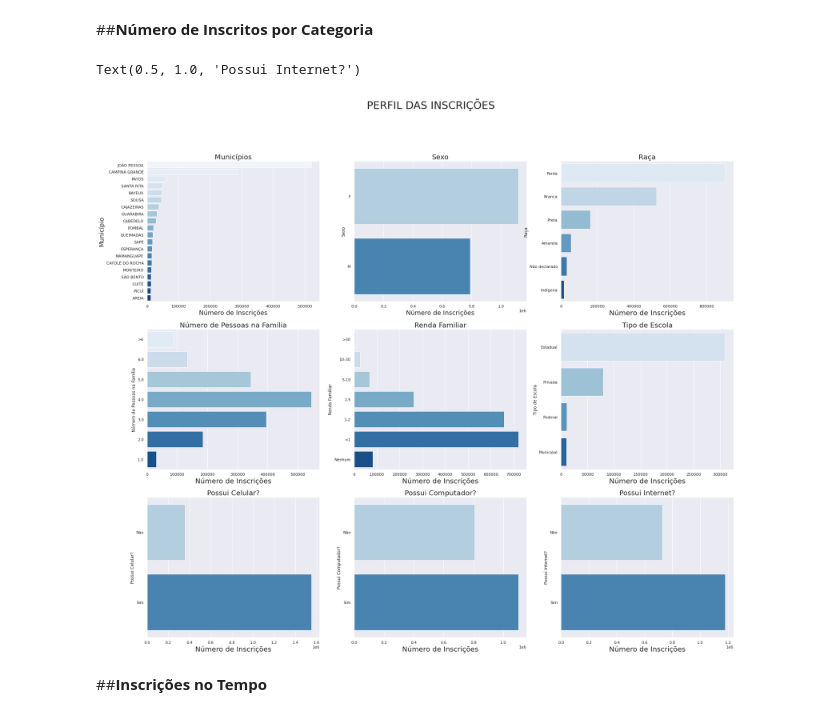
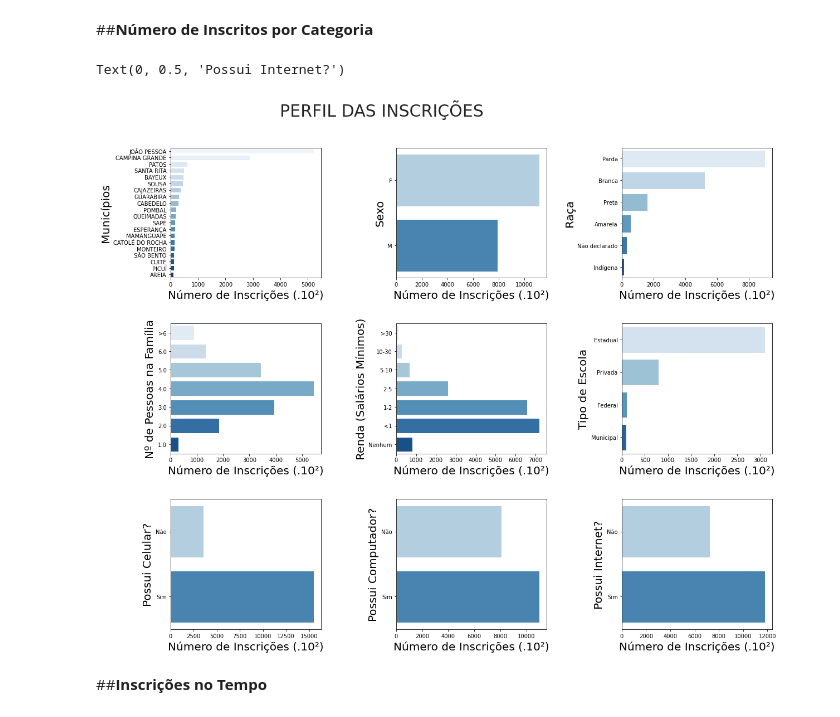
Before and after one commit to mariaeco/ICD_project_Maria, a Jupyter notebook: AnalisesPB.ipynb, the cells around one changed output. Drawn from its saved outputs; the diff is of its cells as text; code cells hidden in the pictures.

```diff
--- a/AnalisesPB.ipynb
+++ b/AnalisesPB.ipynb
@@ -41,108 +41,115 @@ dfESCOLA.head()
 ##**Número de Inscritos por Categoria**
 # %%
 #@title
-fig, axes = plt.subplots(3, 3, figsize=(30, 25))
+fig, axes = plt.subplots(3, 3, figsize=(25, 15))
 sns.set_style("white")
 sns.set(font_scale=1)
 
-fig.suptitle('PERFIL DAS INSCRIÇÕES', fontsize=30)
+fig.suptitle('    PERFIL DAS INSCRIÇÕES', fontsize=30)
 
+# Distancia entre os subplots
+plt.subplots_adjust(left=0.3,
+                    bottom=0.1,
+                    right=0.9,
+                    top=0.9,
+                    wspace=0.5,
+                    hspace=0.35)
 #MUNICIPIO ==============================================================================================================
 N_municipio=dfESCOLA.groupby(by=['NO_MUNICIPIO_RESIDENCIA'], as_index=False)['NU_INSCRICAO'].count()
+N_municipio['NU_INSCRICAO']=N_municipio['NU_INSCRICAO']/100
 N_municipio.sort_values(by='NU_INSCRICAO',ascending=False, inplace=True)
 N_municipio['Porcentagem']=N_municipio['NU_INSCRICAO']/N_municipio['NU_INSCRICAO'].sum()*100
 
 mais_inscritos = N_municipio.head(20)
 sns.barplot(ax=axes[0, 0], y ='NO_MUNICIPIO_RESIDENCIA', x ='NU_INSCRICAO', palette = 'Blues', data = mais_inscritos)
-axes[0,0].set_ylabel('Município', fontsize=18)
-axes[0,0].set_xlabel('Número de Inscrições', fontsize=18)
-axes[0,0].set_title('Municípios', fontsize=20)
+axes[0,0].set_xlabel('Número de Inscrições (.10²)', fontsize=20)
+axes[0,0].set_ylabel('Municípios', fontsize=20)
 
 #SEXO =================================================================================================================
 sexo=dfESCOLA.groupby(by=['TP_SEXO'], as_index=False)['NU_INSCRICAO'].count()
+sexo['NU_INSCRICAO']=sexo['NU_INSCRICAO']/100
 sexo.sort_values(by='NU_INSCRICAO',ascending=False, inplace=True)
 sexo['Porcentagem']=sexo['NU_INSCRICAO']/sexo['NU_INSCRICAO'].sum()*100
 
 sns.barplot(ax=axes[0, 1], y ='TP_SEXO', x ='NU_INSCRICAO', palette = 'Blues',data = sexo)
-axes[0,1].set_xlabel('Número de Inscrições', fontsize=18)
-axes[0,1].set_ylabel('Sexo')
-axes[0,1].set_title('Sexo', fontsize=20)
+axes[0,1].set_xlabel('Número de Inscrições (.10²)', fontsize=20)
+axes[0,1].set_ylabel('Sexo', fontsize=20)
 
 #RAÇA =================================================================================================================
 raca=dfESCOLA.groupby(by=['TP_COR_RACA'], as_index=False)['NU_INSCRICAO'].count()
+raca['NU_INSCRICAO']=raca['NU_INSCRICAO']/100
 raca.sort_values(by='NU_INSCRICAO',ascending=False, inplace=True)
 raca['Porcentagem']=raca['NU_INSCRICAO']/raca['NU_INSCRICAO'].sum()*100
 
 sns.barplot(ax=axes[0, 2], y ='TP_COR_RACA', x ='NU_INSCRICAO', palette = 'Blues', data = raca)
-axes[0,2].set_xlabel('Número de Inscrições', fontsize=20)
-axes[0,2].set_ylabel('Raça')
-axes[0,2].set_title('Raça', fontsize=20)
+axes[0,2].set_xlabel('Número de Inscrições (.10²)', fontsize=20)
+axes[0,2].set_ylabel('Raça', fontsize=20)
 
 
 #N DE PESSOAS NA CASA =================================================================================================================
 dfESCOLA['NP'] = np.where(dfESCOLA['NPessoas'] > 6, ">6", dfESCOLA['NPessoas'] )
 nPessoas=dfESCOLA.groupby(by=['NP'], as_index=False)['NU_INSCRICAO'].count()
+nPessoas['NU_INSCRICAO']=nPessoas['NU_INSCRICAO']/100
 nPessoas['Porcentagem']=nPessoas['NU_INSCRICAO']/nPessoas['NU_INSCRICAO'].sum()*100
 
 order = ['>6','6.0', '5.0',  '4.0', '3.0','2.0','1.0']
 sns.barplot(ax=axes[1, 0], y ='NP', x ='NU_INSCRICAO', palette = 'Blues',order=order, data = nPessoas)
-axes[1,0].set_xlabel('Número de Inscrições', fontsize=20)
-axes[1,0].set_ylabel('Número de Pessoas na Família')
-axes[1,0].set_title('Número de Pessoas na Família', fontsize=20)
+axes[1,0].set_xlabel('Número de Inscrições (.10²)', fontsize=20)
+axes[1,0].set_ylabel('Nº de Pessoas na Família', fontsize=20)
 
 #RENDA ================================================================================================================================
 renda=dfESCOLA.groupby(by=['Renda'], as_index=False)['NU_INSCRICAO'].count()
+renda['NU_INSCRICAO']=renda['NU_INSCRICAO']/100
 renda['Porcentagem']=renda['NU_INSCRICAO']/renda['NU_INSCRICAO'].sum()*100
 
 order = ['>30','10-30', '5-10',  '2-5', '1-2','<1', 'Nenhum']
 sns.barplot(ax=axes[1, 1], y ='Renda', x ='NU_INSCRICAO', palette = 'Blues',order=order, data = renda)
-axes[1,1].set_xlabel('Número de Inscrições', fontsize=20)
-axes[1,1].set_ylabel('Renda Familiar')
-axes[1,1].set_title('Renda Familiar', fontsize=20)
+axes[1,1].set_xlabel('Número de Inscrições (.10²)', fontsize=20)
+axes[1,1].set_ylabel('Renda (Salários Mínimos)', fontsize=20)
 
 #DEPENDENCIA ADMNISTRITIVA ================================================================================================================================
 tipEsc=dfESCOLA.groupby(by=['TP_DEPENDENCIA_ADM_ESC'], as_index=False)['NU_INSCRICAO'].count()
+tipEsc['NU_INSCRICAO']=tipEsc['NU_INSCRICAO']/100
 tipEsc['Porcentagem'] = tipEsc['NU_INSCRICAO']/tipEsc['NU_INSCRICAO'].sum()*100
 
 order = ['Estadual','Privada', 'Federal', 'Municipal']
 sns.barplot(ax=axes[1, 2], y ='TP_DEPENDENCIA_ADM_ESC', x ='NU_INSCRICAO', palette = 'Blues', order=order, data = tipEsc)
-axes[1,2].set_xlabel('Número de Inscrições', fontsize=20)
-axes[1,2].set_ylabel('Tipo de Escola')
-axes[1,2].set_title('Tipo de Escola', fontsize=20)
+axes[1,2].set_xlabel('Número de Inscrições (.10²)', fontsize=20)
+axes[1,2].set_ylabel('Tipo de Escola', fontsize=20)
 
 
 #CELULAR ================================================================================================================================
 cel=dfESCOLA.groupby(by=['Celular'], as_index=False)['NU_INSCRICAO'].count()
+cel['NU_INSCRICAO']=cel['NU_INSCRICAO']/100
 cel['Porcentagem'] = cel['NU_INSCRICAO']/cel['NU_INSCRICAO'].sum()*100
 
 #order = ['Estadual','Privada', 'Federal', 'Municipal']
 sns.barplot(ax=axes[2, 0], y ='Celular', x ='NU_INSCRICAO', palette = 'Blues', data = cel)
-axes[2,0].set_xlabel('Número de Inscrições', fontsize=20)
-axes[2,0].set_ylabel('Possui Celular?')
-axes[2,0].set_title('Possui Celular?', fontsize=20)
+axes[2,0].set_xlabel('Número de Inscrições (.10²)', fontsize=20)
+axes[2,0].set_ylabel('Possui Celular?', fontsize=20)
 
 
 #Computador ================================================================================================================================
 comp=dfESCOLA.groupby(by=['Computador'], as_index=False)['NU_INSCRICAO'].count()
+comp['NU_INSCRICAO']=comp['NU_INSCRICAO']/100
 comp['Porcentagem'] = comp['NU_INSCRICAO']/comp['NU_INSCRICAO'].sum()*100
 
 sns.barplot(ax=axes[2, 1], y ='Computador', x ='NU_INSCRICAO', palette = 'Blues', data = comp)
-axes[2,1].set_xlabel('Número de Inscrições', fontsize=20)
-axes[2,1].set_ylabel('Possui Computador?')
-axes[2,1].set_title('Possui Computador?', fontsize=20)
+axes[2,1].set_xlabel('Número de Inscrições (.10²)', fontsize=20)
+axes[2,1].set_ylabel('Possui Computador?', fontsize=20)
 
 
 #Internet ================================================================================================================================
 intern=dfESCOLA.groupby(by=['Internet'], as_index=False)['NU_INSCRICAO'].count()
+intern['NU_INSCRICAO']=intern['NU_INSCRICAO']/100
 intern['Porcentagem'] = intern['NU_INSCRICAO']/intern['NU_INSCRICAO'].sum()*100
 
 sns.barplot(ax=axes[2, 2], y ='Internet', x ='NU_INSCRICAO', palette = 'Blues', data = intern)
-axes[2,2].set_xlabel('Número de Inscrições', fontsize=20)
-axes[2,2].set_ylabel('Possui Internet?')
-axes[2,2].set_title('Possui Internet?', fontsize=20)
+axes[2,2].set_xlabel('Número de Inscrições (.10²)', fontsize=20)
+axes[2,2].set_ylabel('Possui Internet?', fontsize=20)
 # %% [output]
-Text(0.5, 1.0, 'Possui Internet?')
+Text(0, 0.5, 'Possui Internet?')
-[figure, old version]
+[figure, new version]
 # %% [markdown]
 ##**Inscrições no Tempo**
 # %%
```
Also changed, not shown: parts of 6 cells of this notebook.
